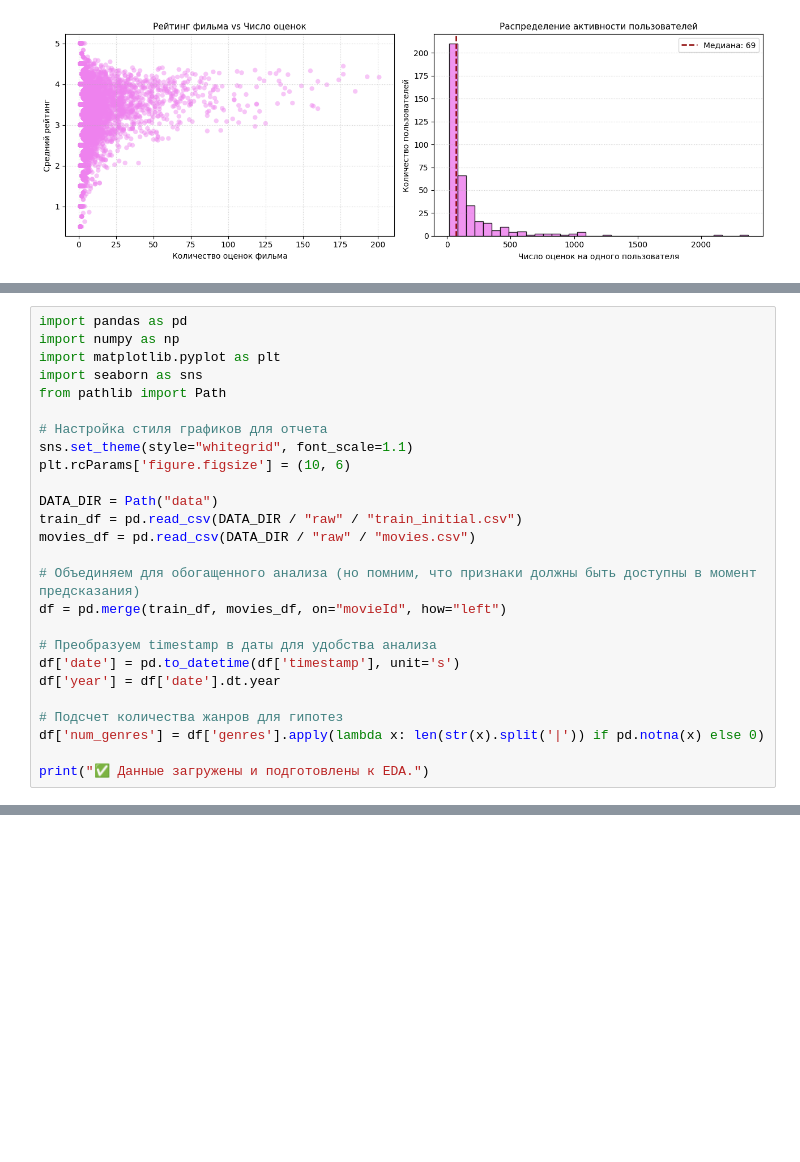
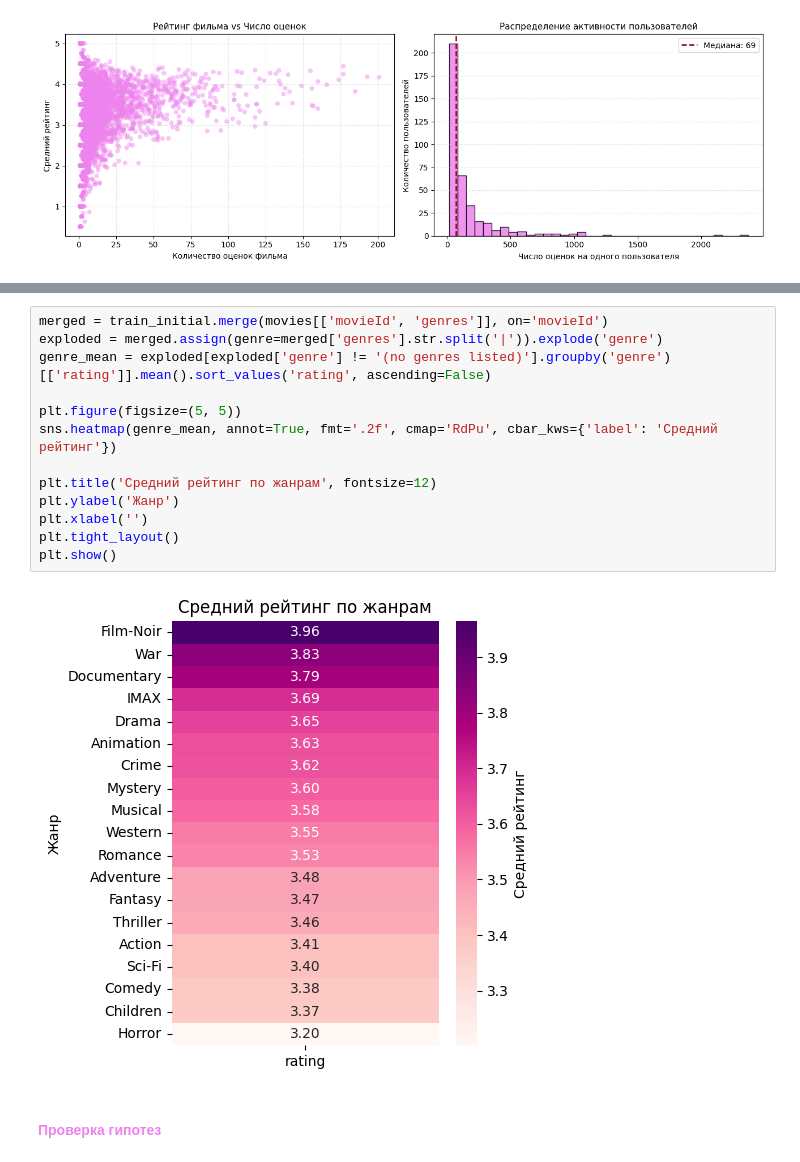
Before and after one commit to kitaevakatya1-tech/TIMO, a Jupyter notebook: TIMO.ipynb, the cells around one changed output, grey strips where cells are left out. Saved outputs shown, nothing was run; the diff lists cells and outputs as text; blank space fills up the shorter version.

```diff
--- a/TIMO.ipynb
+++ b/TIMO.ipynb
@@ -201,26 +126,0 @@ batch_04    :  10086 записей | Период: 2017-06-21 — 2018-09-24
-# %%
-import pandas as pd
-import numpy as np
-import matplotlib.pyplot as plt
-import seaborn as sns
-from pathlib import Path
-
-# Настройка стиля графиков для отчета
-sns.set_theme(style="whitegrid", font_scale=1.1)
-plt.rcParams['figure.figsize'] = (10, 6)
-
-DATA_DIR = Path("data")
-train_df = pd.read_csv(DATA_DIR / "raw" / "train_initial.csv")
-movies_df = pd.read_csv(DATA_DIR / "raw" / "movies.csv")
-
-# Объединяем для обогащенного анализа (но помним, что признаки должны быть доступны в момент предсказания)
-df = pd.merge(train_df, movies_df, on="movieId", how="left")
-
-# Преобразуем timestamp в даты для удобства анализа
-df['date'] = pd.to_datetime(df['timestamp'], unit='s')
-df['year'] = df['date'].dt.year
-
-# Подсчет количества жанров для гипотез
-df['num_genres'] = df['genres'].apply(lambda x: len(str(x).split('|')) if pd.notna(x) else 0)
-
-print("✅ Данные загружены и подготовлены к EDA.")
@@ -346,0 +155,17 @@ for col in cat_cols:
+# %%
+merged = train_initial.merge(movies[['movieId', 'genres']], on='movieId')
+exploded = merged.assign(genre=merged['genres'].str.split('|')).explode('genre')
+genre_mean = exploded[exploded['genre'] != '(no genres listed)'].groupby('genre')[['rating']].mean().sort_values('rating', ascending=False)
+
+plt.figure(figsize=(5, 5))
+sns.heatmap(genre_mean, annot=True, fmt='.2f', cmap='RdPu', cbar_kws={'label': 'Средний рейтинг'})
+
+plt.title('Средний рейтинг по жанрам', fontsize=12)
+plt.ylabel('Жанр')
+plt.xlabel('')
+plt.tight_layout()
+plt.show()
+# %% [output]
+[figure, added]
+# %% [markdown]
+#### <span style="color: #EE82EE;">**Проверка гипотез**</span>
```
Also changed, not shown: parts of 20 cells of this notebook, 2 other files.
